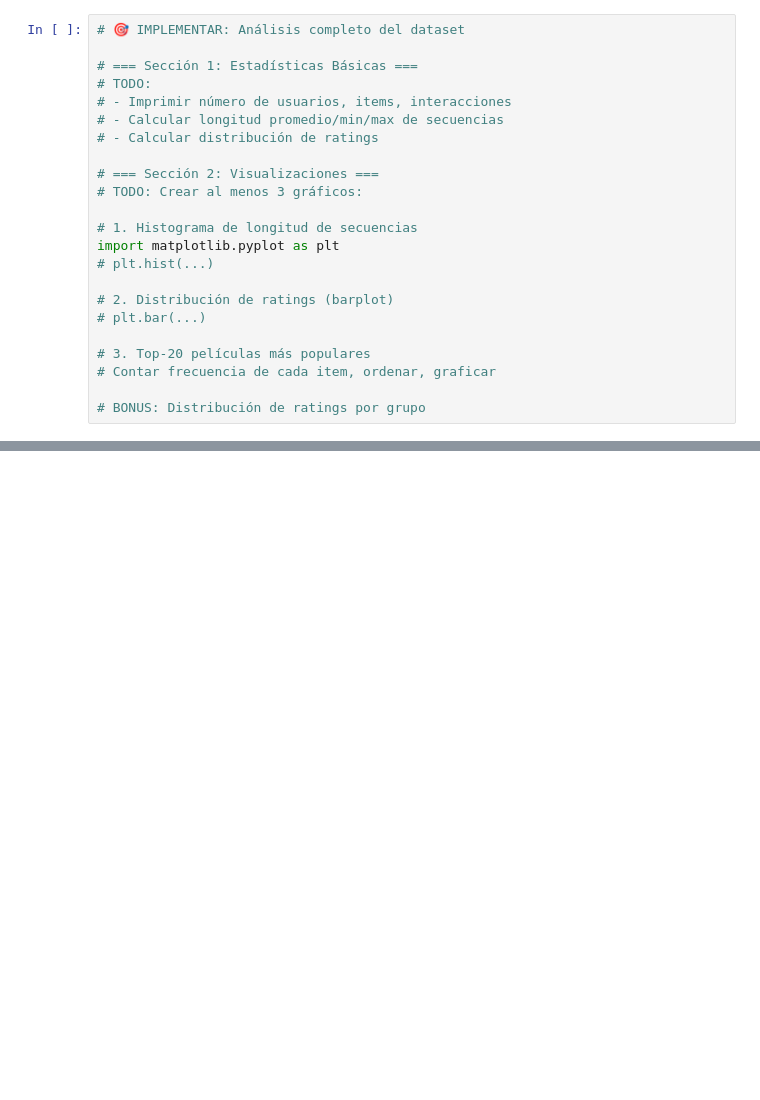
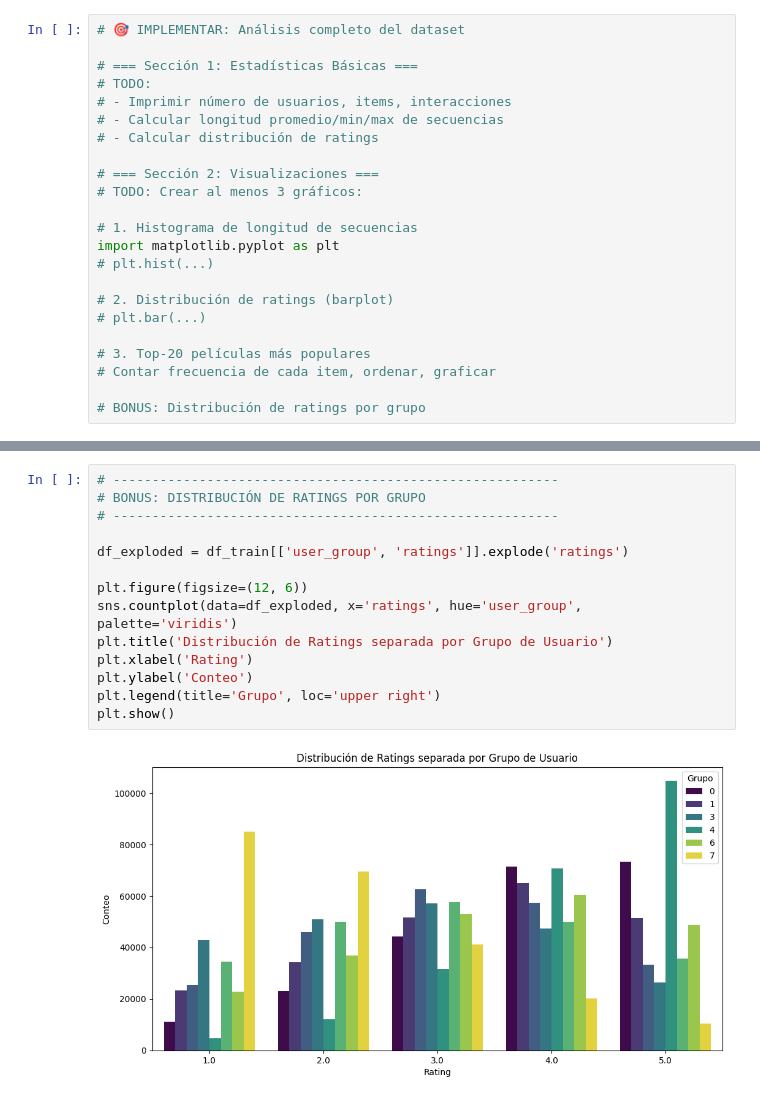
Before and after one commit to JuanMendez11/mendez_juan_tp_dt, a Jupyter notebook: notebooks/01_exploracion_dataset.ipynb, the cells around one changed output, grey strips where cells are left out. Drawn from its saved outputs; the diff is of its cells as text; blank space fills up the shorter version.

```diff
--- a/notebooks/01_exploracion_dataset.ipynb
+++ b/notebooks/01_exploracion_dataset.ipynb
@@ -50,0 +176,16 @@ Número de items: 3
+# %%
+# ---------------------------------------------------------
+# BONUS: DISTRIBUCIÓN DE RATINGS POR GRUPO
+# ---------------------------------------------------------
+
+df_exploded = df_train[['user_group', 'ratings']].explode('ratings')
+
+plt.figure(figsize=(12, 6))
+sns.countplot(data=df_exploded, x='ratings', hue='user_group', palette='viridis')
+plt.title('Distribución de Ratings separada por Grupo de Usuario')
+plt.xlabel('Rating')
+plt.ylabel('Conteo')
+plt.legend(title='Grupo', loc='upper right')
+plt.show()
+# %% [output]
+[figure, added]
```
Also changed, not shown: parts of 17 cells of this notebook, 1 other file.
